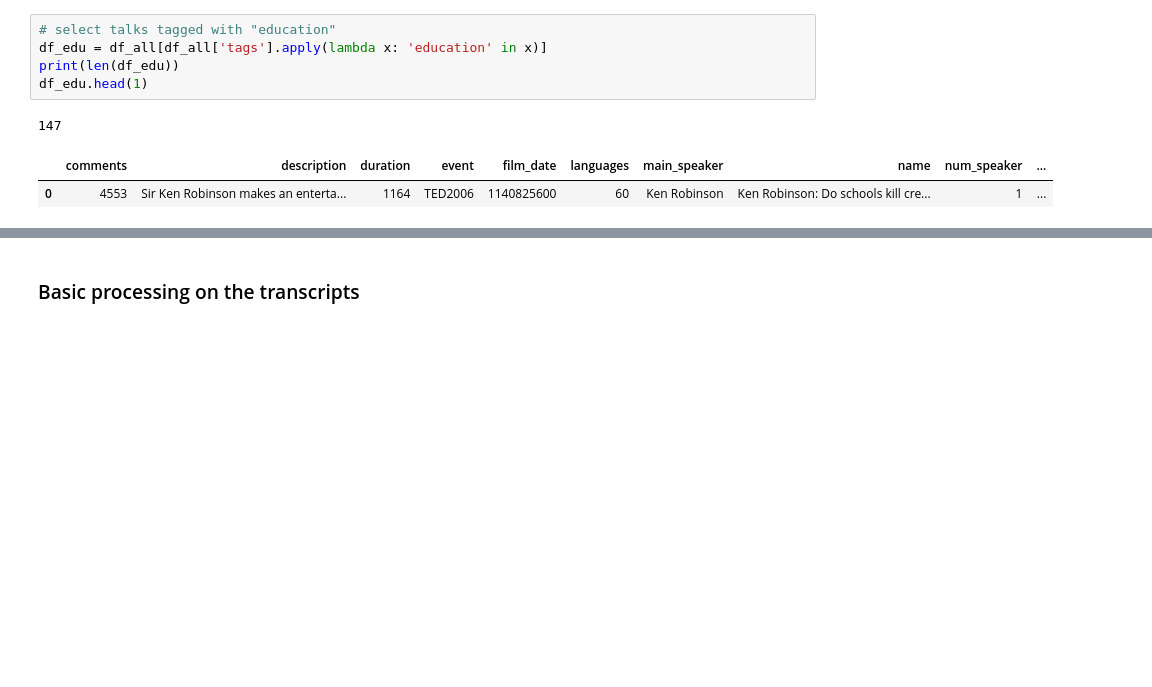
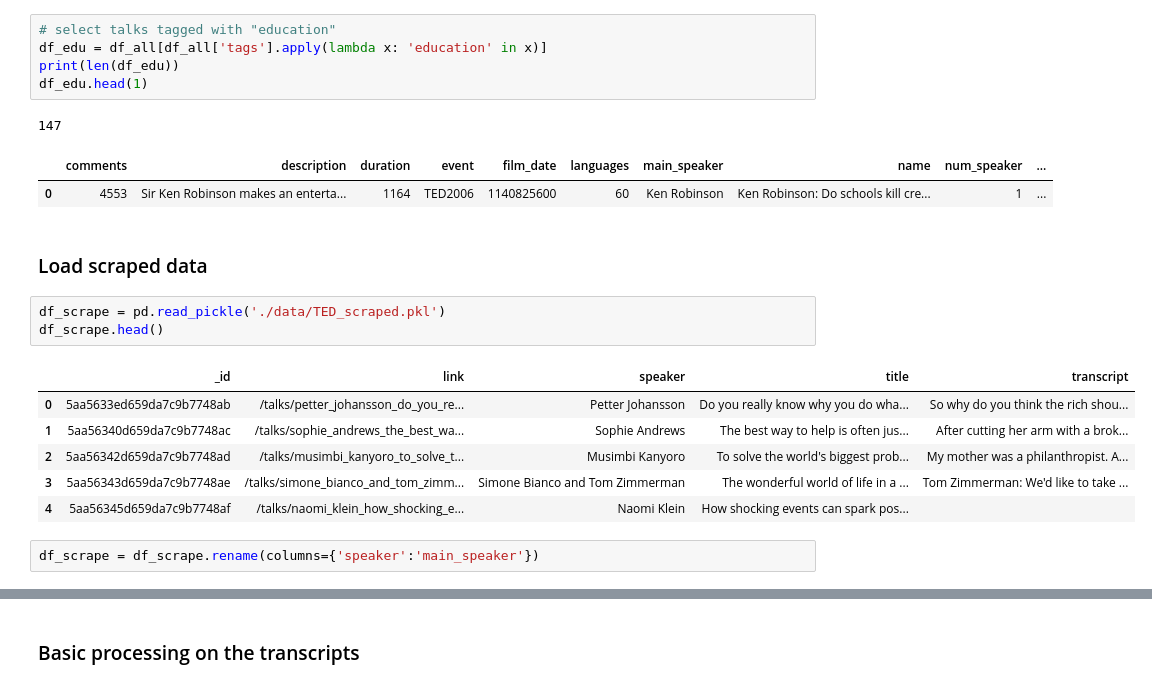
Before and after one commit to sealoving/Liang_Metis, a Jupyter notebook: Project_4/P4_preprocessing_final.ipynb, the cells around one changed output, grey strips where cells are left out. Cells and saved outputs as stored; diff of their text form; blank space fills up the shorter version.

```diff
--- a/Project_4/P4_preprocessing_final.ipynb
+++ b/Project_4/P4_preprocessing_final.ipynb
@@ -37,3 +48,17 @@ df_edu.head(1)
 147
 |  | comments | description | duration | event | film_date | languages | main_speaker | name | num_speaker | ... |
 | 0 | 4553 | Sir Ken Robinson makes an enterta... | 1164 | TED2006 | 1140825600 | 60 | Ken Robinson | Ken Robinson: Do schools kill cre... | 1 | ... |
+# %% [markdown]
+### Load scraped data
+# %%
+df_scrape = pd.read_pickle('./data/TED_scraped.pkl')
+df_scrape.head()
+# %% [output]
+|  | _id | link | speaker | title | transcript |
+| 0 | 5aa5633ed659da7c9b7748ab | /talks/petter_johansson_do_you_re... | Petter Johansson | Do you really know why you do wha... | So why do you think the rich shou... |
+| 1 | 5aa56340d659da7c9b7748ac | /talks/sophie_andrews_the_best_wa... | Sophie Andrews | The best way to help is often jus... | After cutting her arm with a brok... |
+| 2 | 5aa56342d659da7c9b7748ad | /talks/musimbi_kanyoro_to_solve_t... | Musimbi Kanyoro | To solve the world's biggest prob... | My mother was a philanthropist. A... |
+| 3 | 5aa56343d659da7c9b7748ae | /talks/simone_bianco_and_tom_zimm... | Simone Bianco and Tom Zimmerman | The wonderful world of life in a ... | Tom Zimmerman: We'd like to take ... |
+| 4 | 5aa56345d659da7c9b7748af | /talks/naomi_klein_how_shocking_e... | Naomi Klein | How shocking events can spark pos... |  |
+# %%
+df_scrape = df_scrape.rename(columns={'speaker':'main_speaker'})
```
Also changed, not shown: parts of 13 cells of this notebook.
